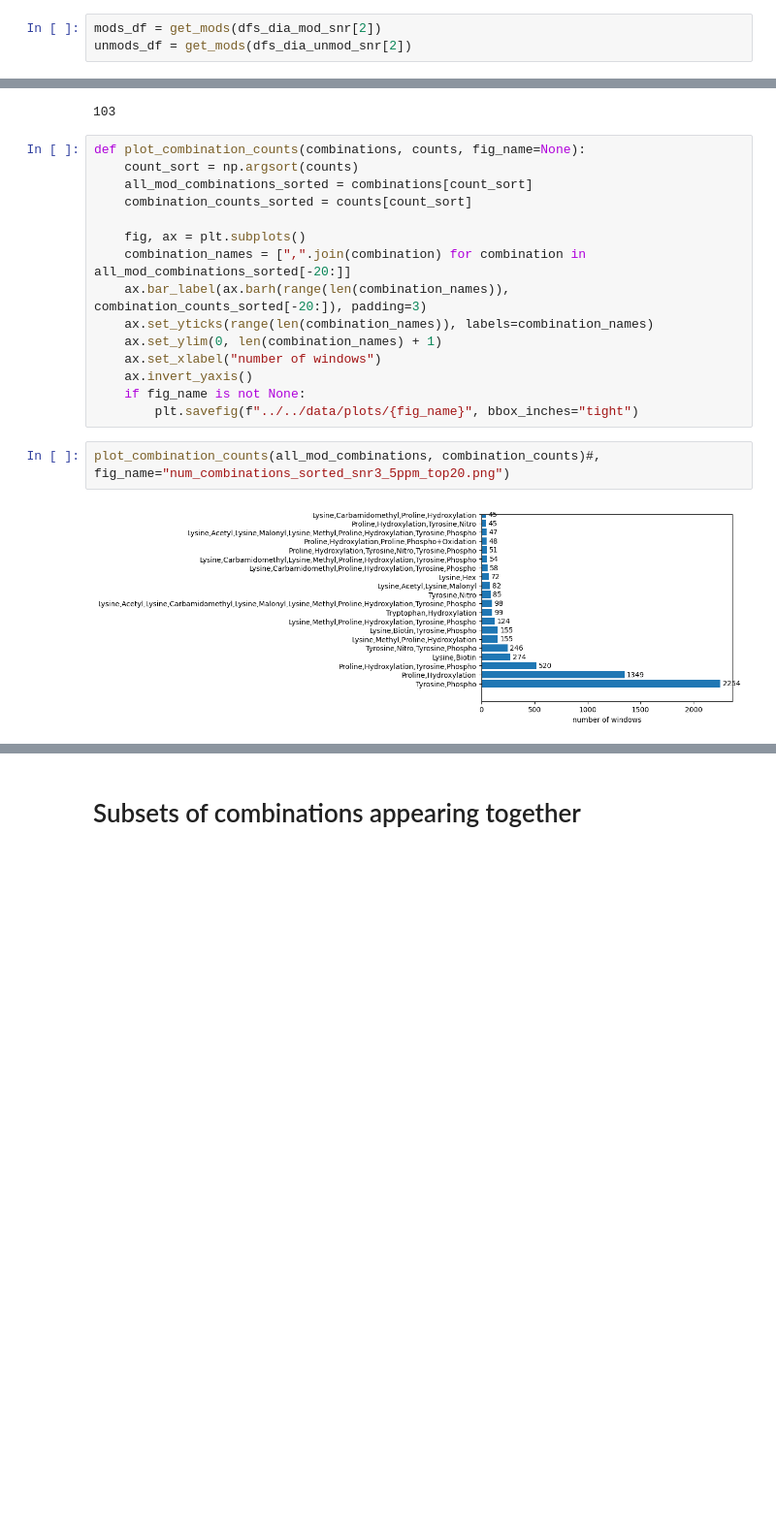
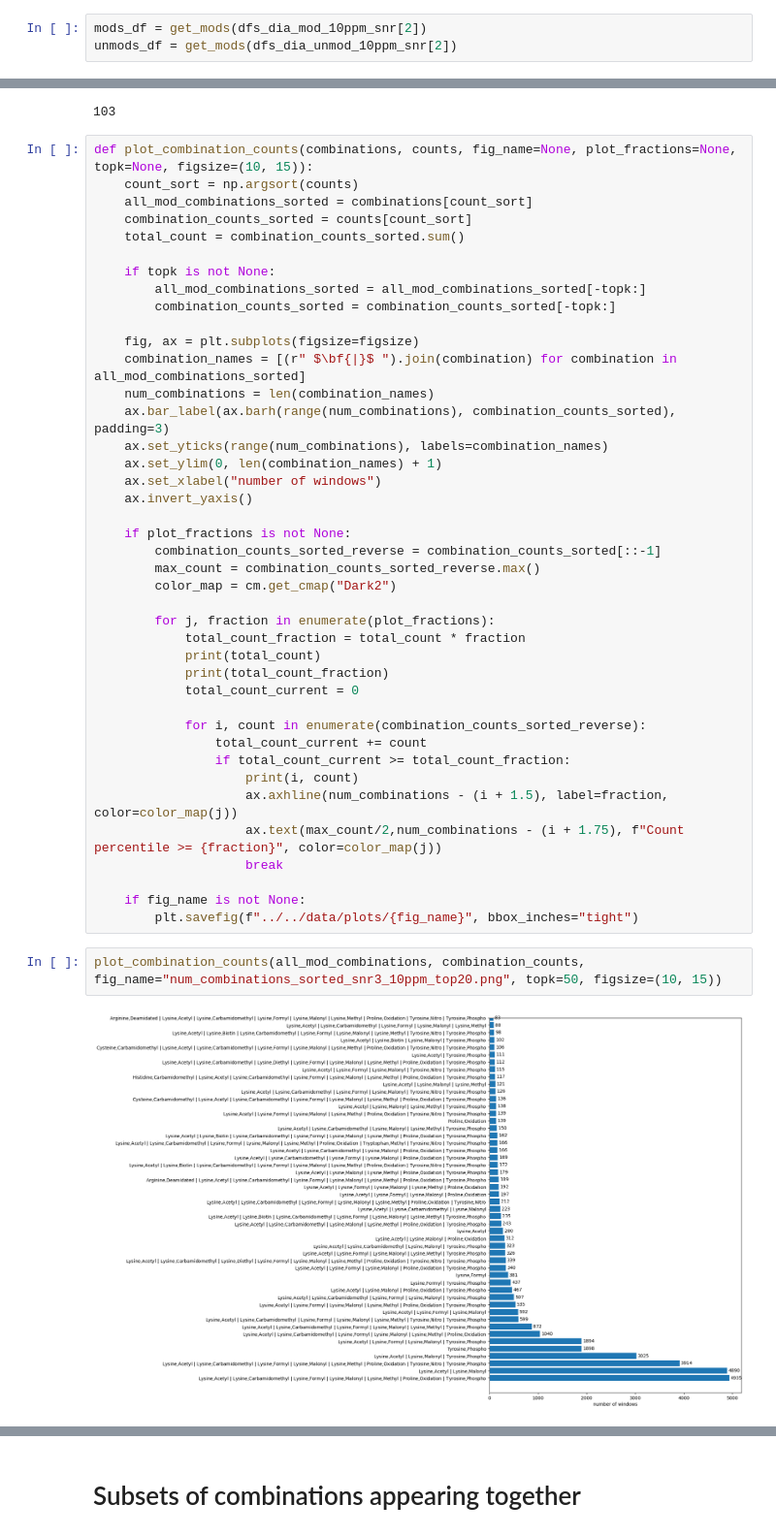
Before and after one commit to cschlaffner/PTMsearch, a Jupyter notebook: notebooks/ion_results_combinations.ipynb, the cells around one changed output, grey strips where cells are left out. Shown at 97% size. Drawn from its saved outputs; the diff is of its cells as text; blank space fills up the shorter version.

Commit message:
Plot results of search on unmod data and ion combinations with 10ppm detection

```diff
--- a/notebooks/ion_results_combinations.ipynb
+++ b/notebooks/ion_results_combinations.ipynb
@@ -104,8 +106,8 @@ dfs_dia_unmod_ppm = [
     pd.read_csv("../../data/result_csvs/230928_JL_Immonium_ions_Unmodified_DIA.mzML_diagnostic_ions_ppm_tolerance_10_snr_threshold_3_unimod.csv"),
 ]
 # %%
-mods_df = get_mods(dfs_dia_mod_snr[2])
-unmods_df = get_mods(dfs_dia_unmod_snr[2])
+mods_df = get_mods(dfs_dia_mod_10ppm_snr[2])
+unmods_df = get_mods(dfs_dia_unmod_10ppm_snr[2])
 # %%
 def get_mods_df_by_scan_window(result_df):
     mods_df = get_mods(result_df)[["spectrum_id", "amino_acid", "mod_name"]].drop_duplicates()
@@ -183,22 +185,48 @@ len(all_unmod_combinations)
 # %% [output]
 103
 # %%
-def plot_combination_counts(combinations, counts, fig_name=None):
+def plot_combination_counts(combinations, counts, fig_name=None, plot_fractions=None, topk=None, figsize=(10, 15)):
     count_sort = np.argsort(counts)
     all_mod_combinations_sorted = combinations[count_sort]
     combination_counts_sorted = counts[count_sort]
+    total_count = combination_counts_sorted.sum()
 
-    fig, ax = plt.subplots()
-    combination_names = [",".join(combination) for combination in all_mod_combinations_sorted[-20:]]
-    ax.bar_label(ax.barh(range(len(combination_names)), combination_counts_sorted[-20:]), padding=3)
-    ax.set_yticks(range(len(combination_names)), labels=combination_names)
+    if topk is not None:
+        all_mod_combinations_sorted = all_mod_combinations_sorted[-topk:]
+        combination_counts_sorted = combination_counts_sorted[-topk:]
+
+    fig, ax = plt.subplots(figsize=figsize)
+    combination_names = [(r" $\bf{|}$ ").join(combination) for combination in all_mod_combinations_sorted]
+    num_combinations = len(combination_names)
+    ax.bar_label(ax.barh(range(num_combinations), combination_counts_sorted), padding=3)
+    ax.set_yticks(range(num_combinations), labels=combination_names)
     ax.set_ylim(0, len(combination_names) + 1)
     ax.set_xlabel("number of windows")
     ax.invert_yaxis()
+
+    if plot_fractions is not None:
+        combination_counts_sorted_reverse = combination_counts_sorted[::-1]
+        max_count = combination_counts_sorted_reverse.max()
+        color_map = cm.get_cmap("Dark2")
+
+        for j, fraction in enumerate(plot_fractions):
+            total_count_fraction = total_count * fraction
+            print(total_count)
+            print(total_count_fraction)
+            total_count_current = 0
+
+            for i, count in enumerate(combination_counts_sorted_reverse):
+                total_count_current += count
+                if total_count_current >= total_count_fraction:
+                    print(i, count)
+                    ax.axhline(num_combinations - (i + 1.5), label=fraction, color=color_map(j))
+                    ax.text(max_count/2,num_combinations - (i + 1.75), f"Count percentile >= {fraction}", color=color_map(j))
+                    break
+
     if fig_name is not None:
         plt.savefig(f"../../data/plots/{fig_name}", bbox_inches="tight")
 # %%
-plot_combination_counts(all_mod_combinations, combination_counts)#, fig_name="num_combinations_sorted_snr3_5ppm_top20.png")
+plot_combination_counts(all_mod_combinations, combination_counts, fig_name="num_combinations_sorted_snr3_10ppm_top20.png", topk=50, figsize=(10, 15))
 # %% [output]
-[figure, old version]
+[figure, new version]
 # %%
```
Also changed, not shown: parts of 21 cells of this notebook, 1 other file.
